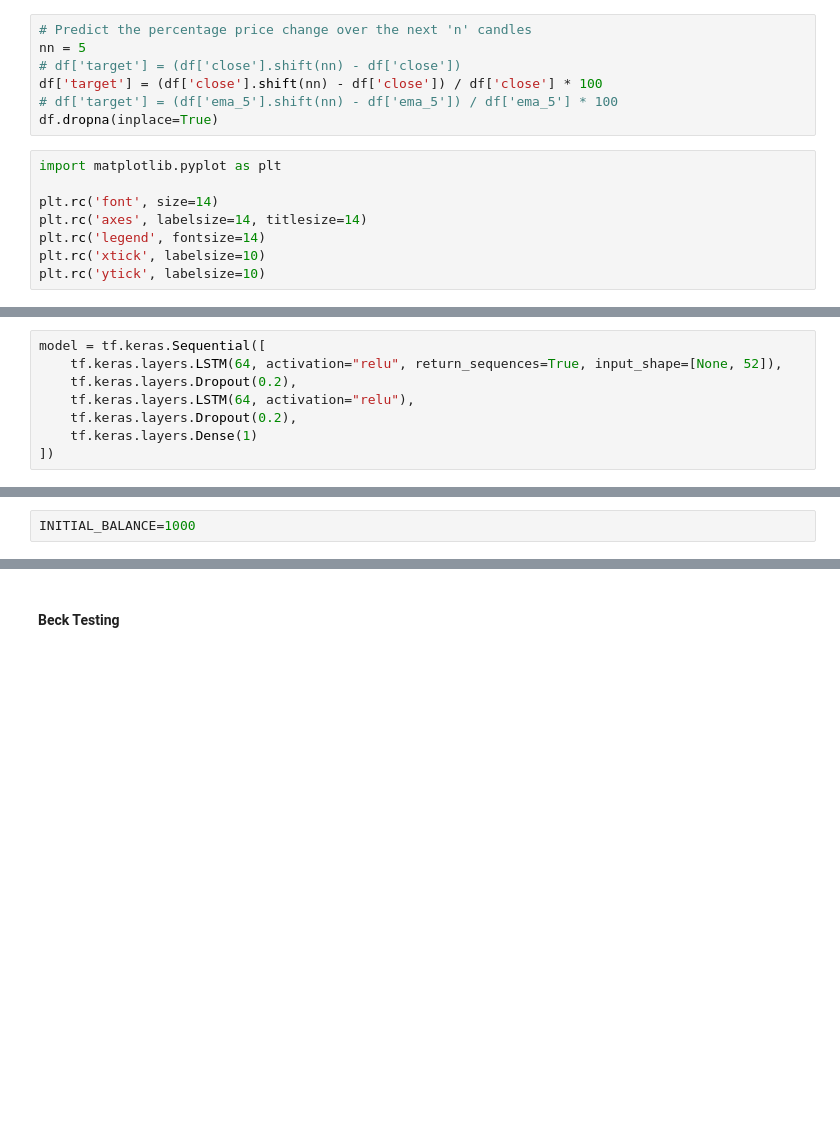
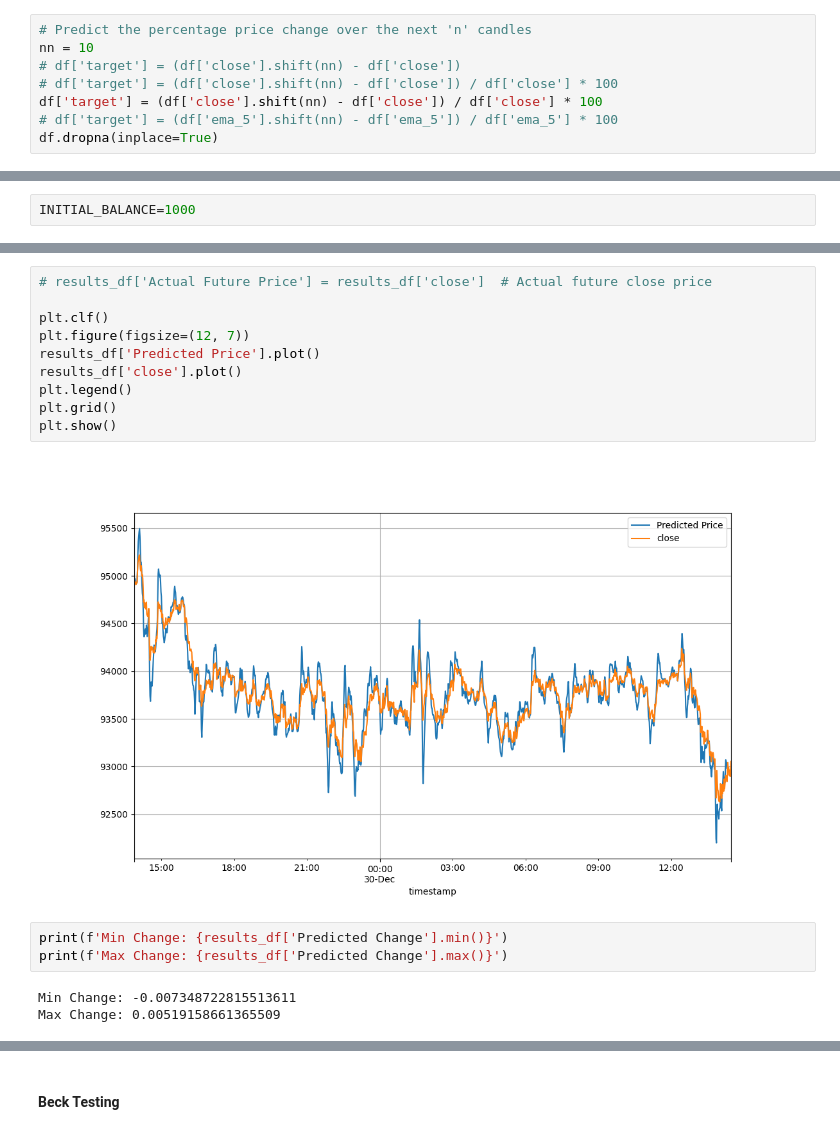
Before and after one commit to eycewind/binbot, a Jupyter notebook: linear-1min-rnn.ipynb, the cells around one changed output, grey strips where cells are left out. Cells and saved outputs as stored; diff of their text form; blank space fills up the shorter version.

```diff
--- a/linear-1min-rnn.ipynb
+++ b/linear-1min-rnn.ipynb
@@ -130,18 +120,11 @@ df.dropna(inplace=True)
 #### Define target
 # %%
 # Predict the percentage price change over the next 'n' candles
-nn = 5
+nn = 10
 # df['target'] = (df['close'].shift(nn) - df['close'])
+# df['target'] = (df['close'].shift(nn) - df['close']) / df['close'] * 100
 df['target'] = (df['close'].shift(nn) - df['close']) / df['close'] * 100
 # df['target'] = (df['ema_5'].shift(nn) - df['ema_5']) / df['ema_5'] * 100
 df.dropna(inplace=True)
-# %%
-import matplotlib.pyplot as plt
-
-plt.rc('font', size=14)
-plt.rc('axes', labelsize=14, titlesize=14)
-plt.rc('legend', fontsize=14)
-plt.rc('xtick', labelsize=10)
-plt.rc('ytick', labelsize=10)
 # %% [markdown]
 Split the df into three parts, train, validation and testing
@@ -243,8 +298,0 @@ model = tf.keras.Sequential([
-# %%
-model = tf.keras.Sequential([
-    tf.keras.layers.LSTM(64, activation="relu", return_sequences=True, input_shape=[None, 52]),
-    tf.keras.layers.Dropout(0.2),
-    tf.keras.layers.LSTM(64, activation="relu"),
-    tf.keras.layers.Dropout(0.2),
-    tf.keras.layers.Dense(1)
-])
@@ -415,0 +345,18 @@ Best Performance: 0.0
+# %%
+# results_df['Actual Future Price'] = results_df['close']  # Actual future close price
+
+plt.clf()
+plt.figure(figsize=(12, 7))
+results_df['Predicted Price'].plot()
+results_df['close'].plot()
+plt.legend()
+plt.grid()
+plt.show()
+# %% [output]
+[figure, added]
+# %%
+print(f'Min Change: {results_df['Predicted Change'].min()}')
+print(f'Max Change: {results_df['Predicted Change'].max()}')
+# %% [output]
+Min Change: -0.007348722815513611
+Max Change: 0.00519158661365509
```
Also changed, not shown: parts of 31 cells of this notebook, 3 other files.
